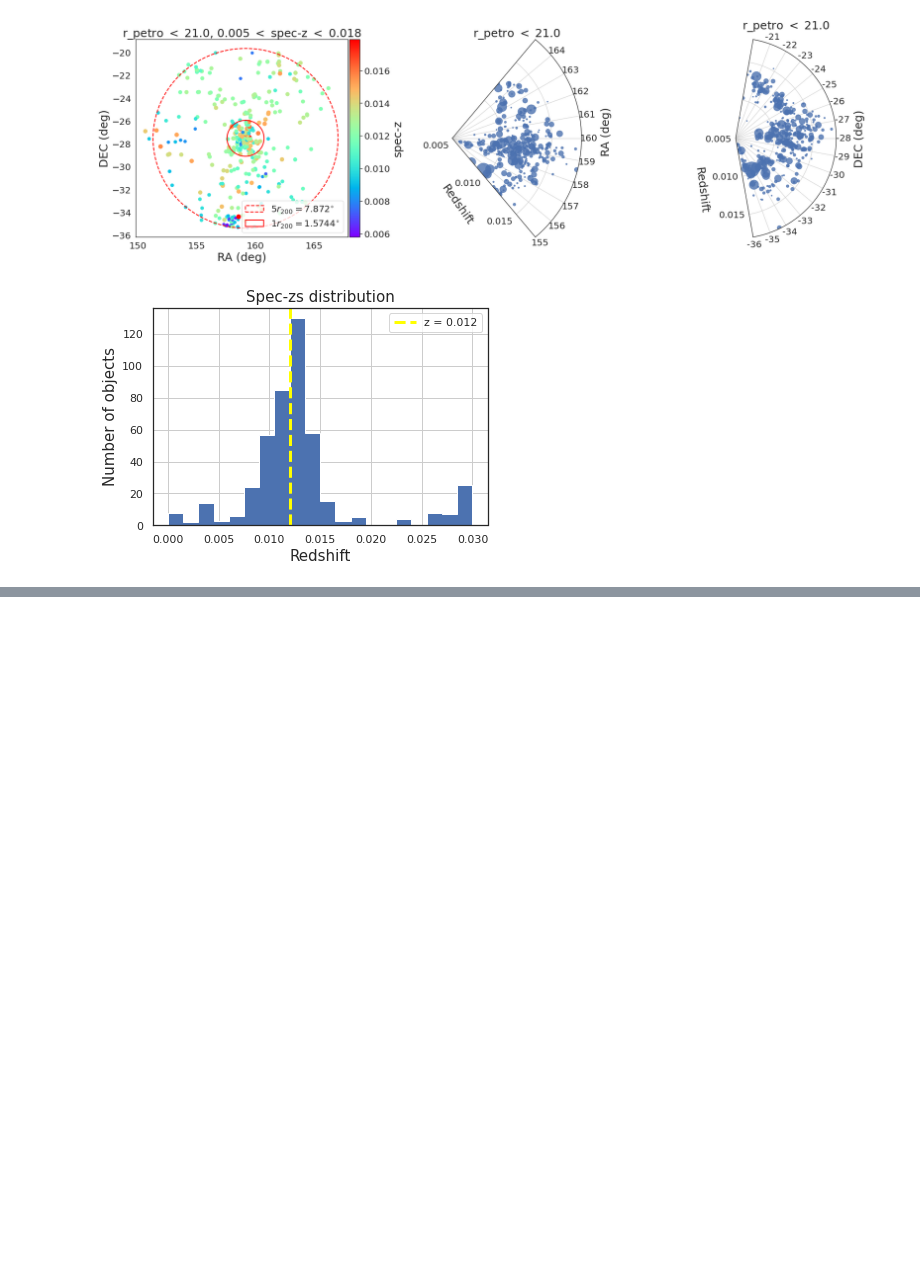
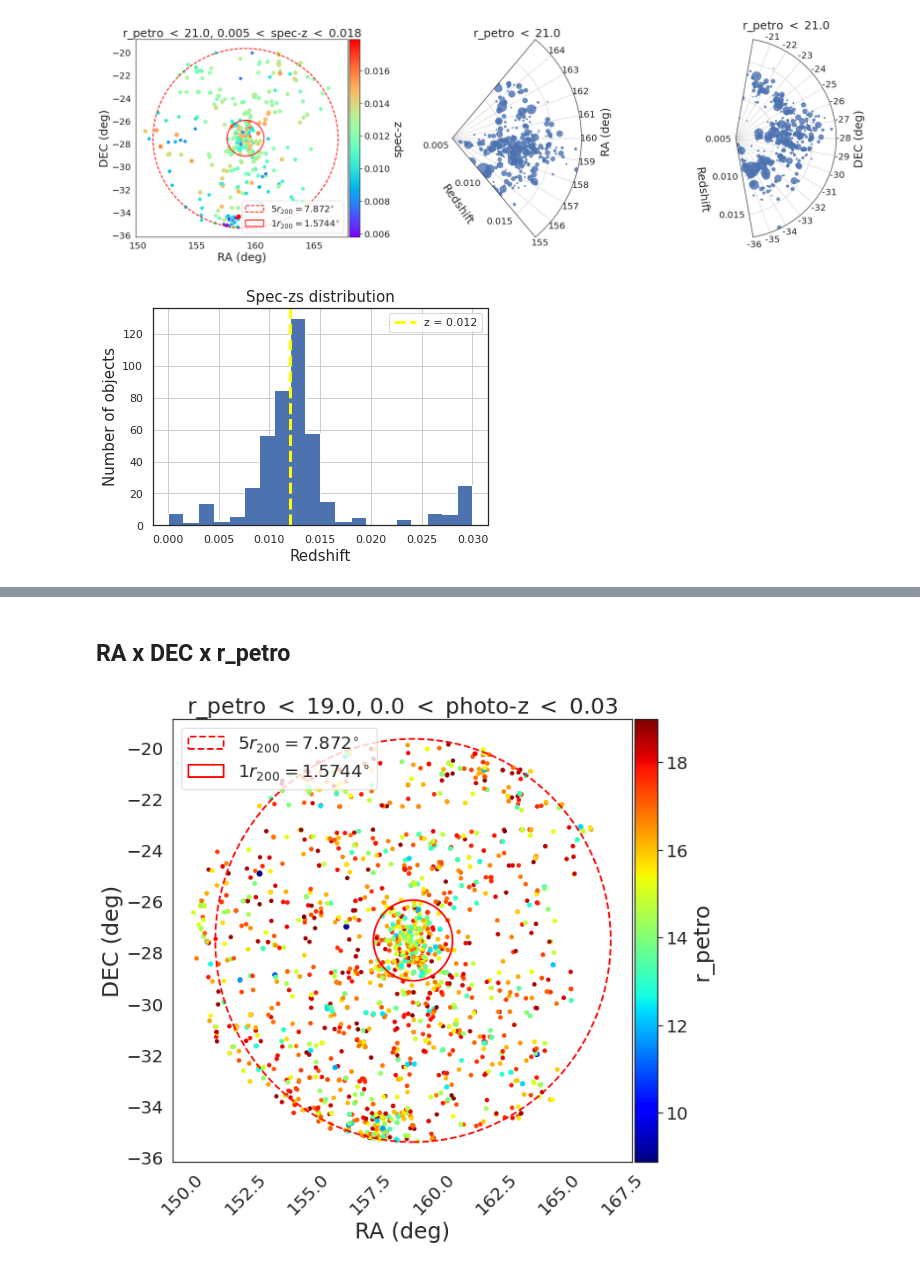
Before and after one commit to elismar2000/hydra-codes, a Jupyter notebook: hydra_tomography.ipynb, the cells around one changed output, grey strips where cells are left out. Cells and saved outputs as stored; diff of their text form; code cells hidden in the pictures; blank space fills up the shorter version.

```diff
--- a/hydra_tomography.ipynb
+++ b/hydra_tomography.ipynb
@@ -342,0 +378,33 @@ plt.grid()
+# %% [markdown]
+## RA x DEC x r_petro
+# %%
+fig = plt.figure(figsize=(10, 9))
+ax2 = fig.add_subplot(111)
+
+mask = (rpetro_pz < mlim) & (zml > 0.0) & (zml < 0.03) & (odds > odds_min) & (prob_gal > 0.8)
+
+sc1 = ax2.scatter(x=ra_pz[mask], y=dec_pz[mask], c=rpetro_pz[mask], cmap=cm1, s=(1/rpetro_pz[mask])*300)
+ax2.set_ylabel("DEC (deg)", fontsize=fontsize)
+ax2.set_xlabel("RA (deg)", fontsize=fontsize)
+ax2.set_title(r"r_petro $<$ {:.1f}, 0.0 $<$ photo-z $<$ 0.03".format(mlim), fontsize=fontsize)
+
+divider = make_axes_locatable(ax2)
+cax1 = divider.append_axes('right', size='5%', pad=0.05)
+cbar = fig.colorbar(sc1, cax=cax1, orientation='vertical')
+cbar.set_label(label="r_petro", fontsize=fontsize)
+cbar.ax.tick_params(labelsize=labelsize)
+
+FiveR200 = plt.Circle((ra_0, dec_0), 5*radius, linestyle='--', edgecolor='red', facecolor="None", lw=2, label=r'$5 r_{200} = 7.872^{\circ}$')
+ax2.add_patch(FiveR200)
+
+OneR200 = plt.Circle((ra_0, dec_0), radius, linestyle='-', edgecolor='red', facecolor="None", lw=2, label=r'$1 r_{200} = 1.5744^{\circ}$')
+ax2.add_patch(OneR200)
+
+ax2.legend(fontsize=fontsize*0.8)
+ax2.yaxis.set_tick_params(labelsize=labelsize, width=3)
+ax2.xaxis.set_tick_params(labelsize=labelsize, width=3, rotation=45)
+
+fig.tight_layout()
+plt.savefig("../Presentations/cosmo22-splus-poster/RAxDECxr_petro.png".format(mlim), format='png')
+# %% [output]
+[figure, added]
```
Also changed, not shown: parts of 14 cells of this notebook, 8 other files.
